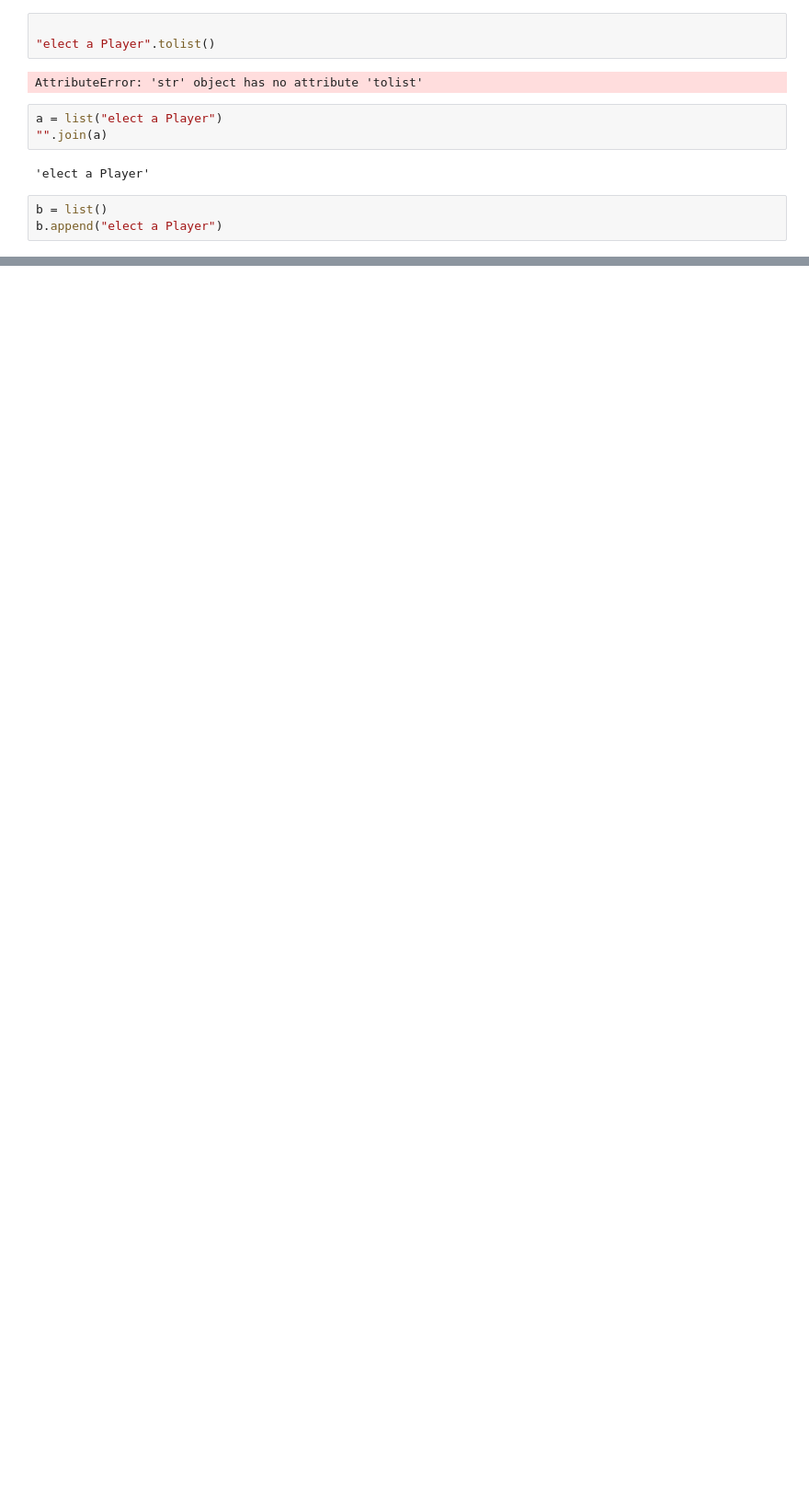
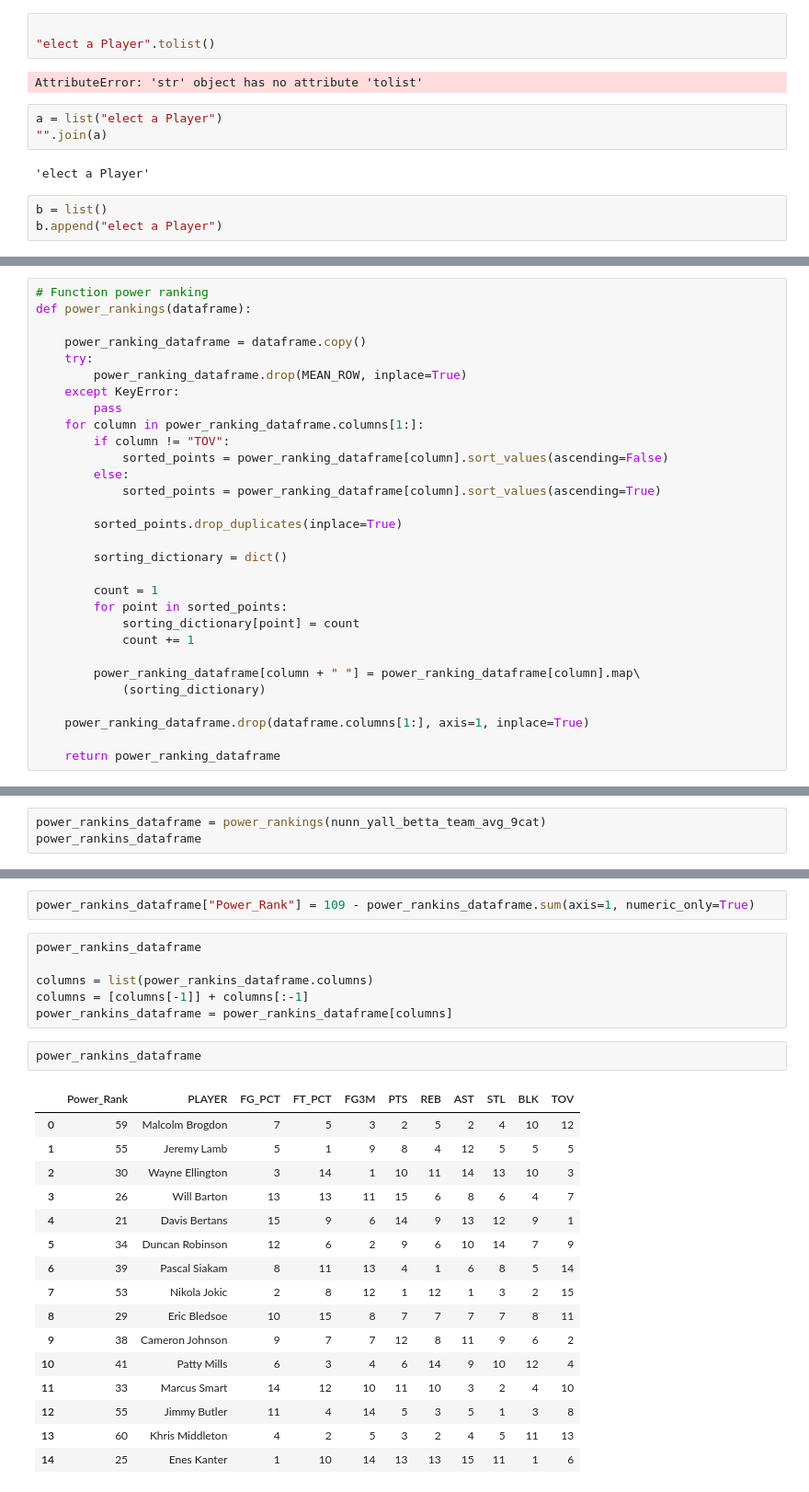
Before and after one commit to JaumeClave/waiver_wire_machine, a Jupyter notebook: notebooks/02_yahoo_fantasy_sports_api_exploration.ipynb, the cells around one changed output, grey strips where cells are left out. Shown at 92% size. Cells and saved outputs as stored; diff of their text form; blank space fills up the shorter version.

```diff
--- a/notebooks/02_yahoo_fantasy_sports_api_exploration.ipynb
+++ b/notebooks/02_yahoo_fantasy_sports_api_exploration.ipynb
@@ -1840,0 +1814,30 @@ b
+# %%
+# Function power ranking
+def power_rankings(dataframe):
+
+    power_ranking_dataframe = dataframe.copy()
+    try:
+        power_ranking_dataframe.drop(MEAN_ROW, inplace=True)
+    except KeyError:
+        pass
+    for column in power_ranking_dataframe.columns[1:]:
+        if column != "TOV":
+            sorted_points = power_ranking_dataframe[column].sort_values(ascending=False)
+        else:
+            sorted_points = power_ranking_dataframe[column].sort_values(ascending=True)
+
+        sorted_points.drop_duplicates(inplace=True)
+
+        sorting_dictionary = dict()
+
+        count = 1
+        for point in sorted_points:
+            sorting_dictionary[point] = count
+            count += 1
+
+        power_ranking_dataframe[column + " "] = power_ranking_dataframe[column].map\
+            (sorting_dictionary)
+
+    power_ranking_dataframe.drop(dataframe.columns[1:], axis=1, inplace=True)
+
+    return power_ranking_dataframe
@@ -1840,0 +1870,3 @@ b
+# %%
+power_rankins_dataframe = power_rankings(nunn_yall_betta_team_avg_9cat)
+power_rankins_dataframe
@@ -1840,0 +1935,27 @@ b
+# %%
+power_rankins_dataframe["Power_Rank"] = 109 - power_rankins_dataframe.sum(axis=1, numeric_only=True)
+# %%
+power_rankins_dataframe
+
+columns = list(power_rankins_dataframe.columns)
+columns = [columns[-1]] + columns[:-1]
+power_rankins_dataframe = power_rankins_dataframe[columns]
+# %%
+power_rankins_dataframe
+# %% [output]
+|  | Power_Rank | PLAYER | FG_PCT | FT_PCT | FG3M | PTS | REB | AST | STL | BLK | TOV |
+| 0 | 59 | Malcolm Brogdon | 7 | 5 | 3 | 2 | 5 | 2 | 4 | 10 | 12 |
+| 1 | 55 | Jeremy Lamb | 5 | 1 | 9 | 8 | 4 | 12 | 5 | 5 | 5 |
+| 2 | 30 | Wayne Ellington | 3 | 14 | 1 | 10 | 11 | 14 | 13 | 10 | 3 |
+| 3 | 26 | Will Barton | 13 | 13 | 11 | 15 | 6 | 8 | 6 | 4 | 7 |
+| 4 | 21 | Davis Bertans | 15 | 9 | 6 | 14 | 9 | 13 | 12 | 9 | 1 |
+| 5 | 34 | Duncan Robinson | 12 | 6 | 2 | 9 | 6 | 10 | 14 | 7 | 9 |
+| 6 | 39 | Pascal Siakam | 8 | 11 | 13 | 4 | 1 | 6 | 8 | 5 | 14 |
+| 7 | 53 | Nikola Jokic | 2 | 8 | 12 | 1 | 12 | 1 | 3 | 2 | 15 |
+| 8 | 29 | Eric Bledsoe | 10 | 15 | 8 | 7 | 7 | 7 | 7 | 8 | 11 |
+| 9 | 38 | Cameron Johnson | 9 | 7 | 7 | 12 | 8 | 11 | 9 | 6 | 2 |
+| 10 | 41 | Patty Mills | 6 | 3 | 4 | 6 | 14 | 9 | 10 | 12 | 4 |
+| 11 | 33 | Marcus Smart | 14 | 12 | 10 | 11 | 10 | 3 | 2 | 4 | 10 |
+| 12 | 55 | Jimmy Butler | 11 | 4 | 14 | 5 | 3 | 5 | 1 | 3 | 8 |
+| 13 | 60 | Khris Middleton | 4 | 2 | 5 | 3 | 2 | 4 | 5 | 11 | 13 |
+| 14 | 25 | Enes Kanter | 1 | 10 | 14 | 13 | 13 | 15 | 11 | 1 | 6 |
```
Also changed, not shown: parts of 12 cells of this notebook, 1 other file.
